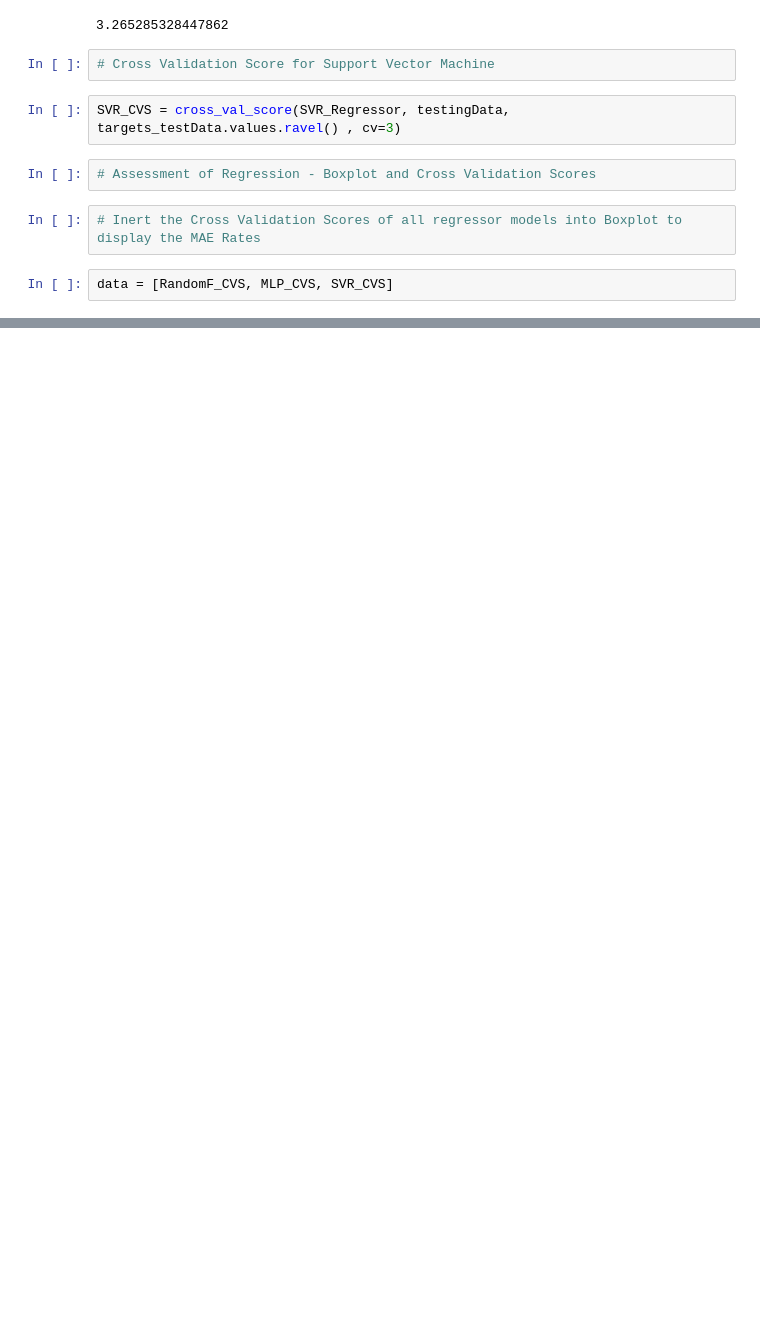
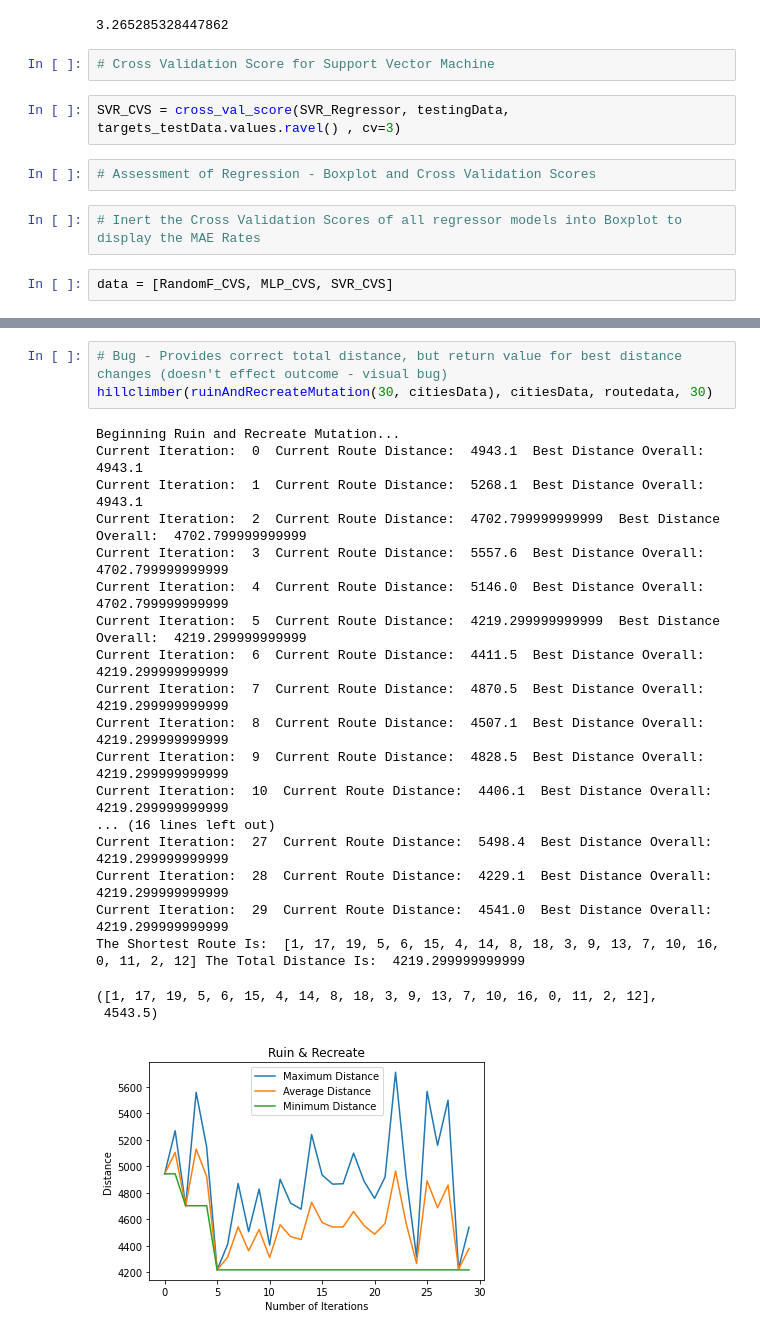
Before and after one commit to caleb-long19/COMP2002_Machine-Learning-and-Optimisation, a Jupyter notebook: COMP2002 - Machine Learning and Optimisation Assignment.ipynb, the cells around one changed output, grey strips where cells are left out. Saved outputs shown, nothing was run; the diff lists cells and outputs as text; blank space fills up the shorter version.

```diff
--- a/COMP2002 - Machine Learning and Optimisation Assignment.ipynb
+++ b/COMP2002 - Machine Learning and Optimisation Assignment.ipynb
@@ -305,0 +383,24 @@ ranRoute = random.shuffle(routeArray)
+# %%
+# Bug - Provides correct total distance, but return value for best distance changes (doesn't effect outcome - visual bug)
+hillclimber(ruinAndRecreateMutation(30, citiesData), citiesData, routedata, 30)
+# %% [output]
+Beginning Ruin and Recreate Mutation...
+Current Iteration:  0  Current Route Distance:  4943.1  Best Distance Overall:  4943.1
+Current Iteration:  1  Current Route Distance:  5268.1  Best Distance Overall:  4943.1
+Current Iteration:  2  Current Route Distance:  4702.799999999999  Best Distance Overall:  4702.799999999999
+Current Iteration:  3  Current Route Distance:  5557.6  Best Distance Overall:  4702.799999999999
+Current Iteration:  4  Current Route Distance:  5146.0  Best Distance Overall:  4702.799999999999
+Current Iteration:  5  Current Route Distance:  4219.299999999999  Best Distance Overall:  4219.299999999999
+Current Iteration:  6  Current Route Distance:  4411.5  Best Distance Overall:  4219.299999999999
+Current Iteration:  7  Current Route Distance:  4870.5  Best Distance Overall:  4219.299999999999
+Current Iteration:  8  Current Route Distance:  4507.1  Best Distance Overall:  4219.299999999999
+Current Iteration:  9  Current Route Distance:  4828.5  Best Distance Overall:  4219.299999999999
+Current Iteration:  10  Current Route Distance:  4406.1  Best Distance Overall:  4219.299999999999
+... (16 lines left out)
+Current Iteration:  27  Current Route Distance:  5498.4  Best Distance Overall:  4219.299999999999
+Current Iteration:  28  Current Route Distance:  4229.1  Best Distance Overall:  4219.299999999999
+Current Iteration:  29  Current Route Distance:  4541.0  Best Distance Overall:  4219.299999999999
+The Shortest Route Is:  [1, 17, 19, 5, 6, 15, 4, 14, 8, 18, 3, 9, 13, 7, 10, 16, 0, 11, 2, 12] The Total Distance Is:  4219.299999999999
+([1, 17, 19, 5, 6, 15, 4, 14, 8, 18, 3, 9, 13, 7, 10, 16, 0, 11, 2, 12],
+ 4543.5)
+[figure, added]
```
Also changed, not shown: parts of 33 cells of this notebook, 3 other files.
